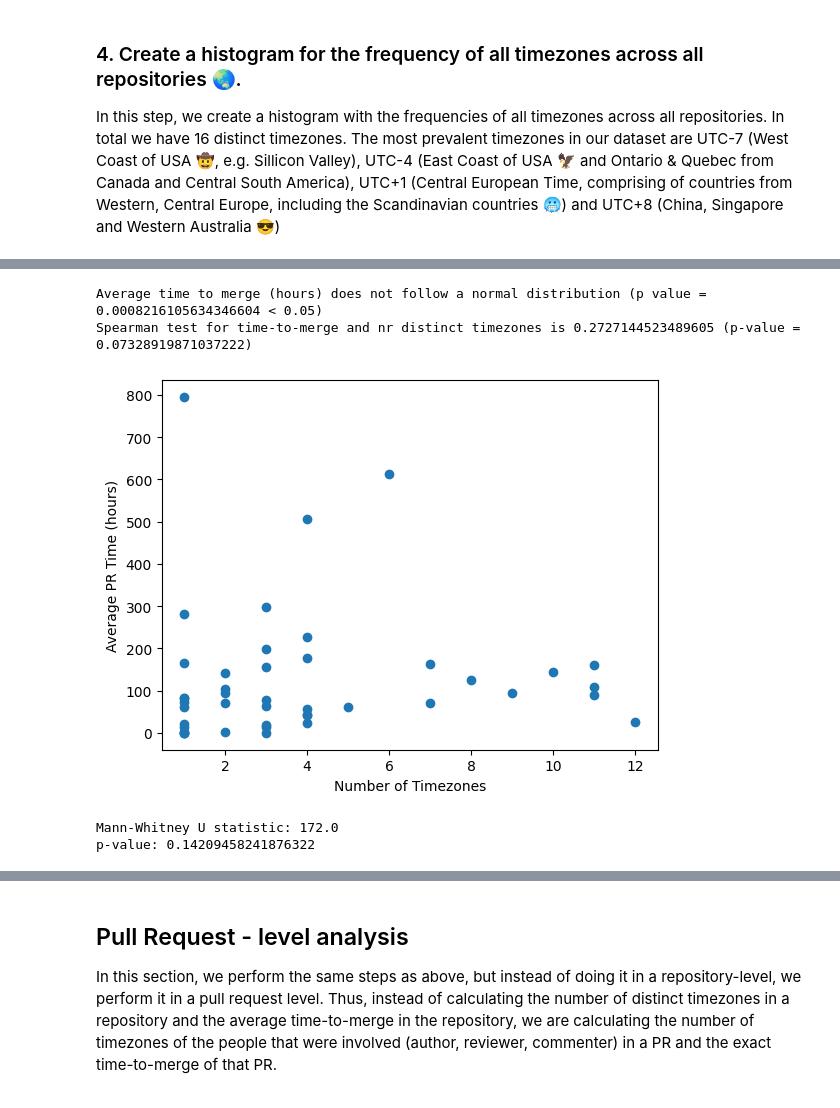
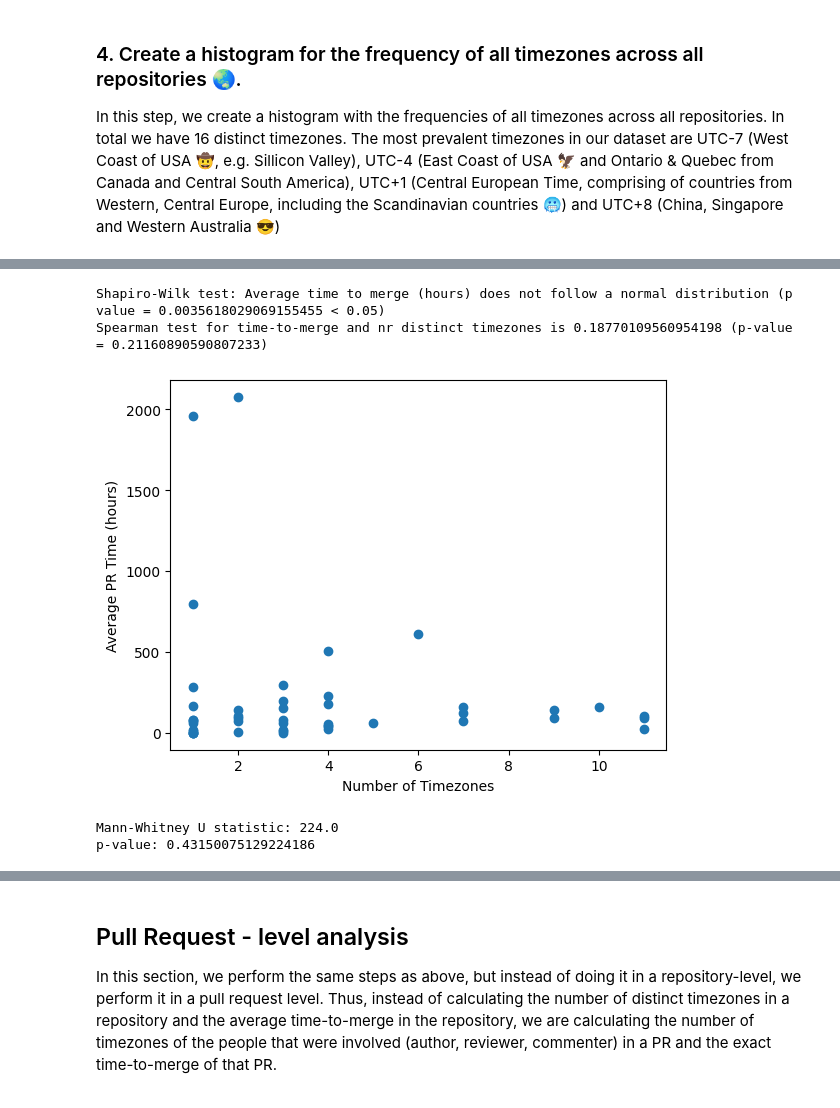
Before and after one commit to ShrushtiK/SoftwareAnalytics, a Jupyter notebook: RQ1_analysis.ipynb, the cells around one changed output, grey strips where cells are left out. Saved outputs shown, nothing was run; the diff lists cells and outputs as text; code cells hidden in the pictures.

```diff
--- a/RQ1_analysis.ipynb
+++ b/RQ1_analysis.ipynb
@@ -100,7 +100,7 @@ from datetime import datetime, timezone
 from collections import defaultdict
 import json
 
-f = open("data_rq1/RQ1_2_Locations_PR.json")
+f = open("data_rqs/RQ1_2_Locations_PR.json")
 location_data = json.load(f)
 
 # Initialize the output dictionary
@@ -145,10 +145,10 @@ for item in location_data:
     timezone_difference = abs(max_offset - min_offset)
     output_data[repo_name]['timezone_difference'] = timezone_difference
 
-with open("data_rq1/RQ1_utc_count_avg_prs.json", "w") as outfile:
+with open("data_rqs/RQ1_utc_count_avg_prs.json", "w") as outfile:
     json.dump(output_data, outfile)
 
-print("Result written in data_rq1/RQ1_utc_count_avg_prs.json")
+print("Result written in data_rqs/RQ1_utc_count_avg_prs.json")
 # %% [output]
 Result written in data_rq1/RQ1_utc_count_avg_prs.json
 # %% [markdown]
@@ -158,7 +158,7 @@ In the code below, we sort the timezones for each repository, as they were initi
 # %%
 import json
 
-f = open("data_rq1/RQ1_utc_count_avg_prs.json")
+f = open("data_rqs/RQ1_utc_count_avg_prs.json")
 data = json.load(f)
 
 # Function to order the time zones
@@ -200,9 +200,9 @@ for item in data:
     utc_list.append(order_timezones(data[item],item))
 
 
-with open("data_rq1/RQ1_utc_ordered_avg_prs.json", "w") as outfile:
+with open("data_rqs/RQ1_utc_ordered_avg_prs.json", "w") as outfile:
     json.dump(utc_list, outfile)
-    print("Result written in data_rq1/RQ1_utc_ordered_avg_prs.json")
+    print("Result written in data_rqs/RQ1_utc_ordered_avg_prs.json")
 # %% [output]
 Result written in data_rq1/RQ1_utc_ordered_avg_prs.json
 # %% [markdown]
@@ -214,7 +214,7 @@ import json
 import matplotlib.pyplot as plt
 import numpy as np
 
-with open("data_rq1/RQ1_utc_ordered_avg_prs.json", "r") as f:
+with open("data_rqs/RQ1_utc_ordered_avg_prs.json", "r") as f:
     data = json.load(f)
 
 
@@ -286,7 +289,7 @@ from scipy.stats import mannwhitneyu
 import statsmodels.api as sm
 import matplotlib.pyplot as plt
 
-with open('data_rq1/RQ1_utc_ordered_avg_prs.json', 'r') as f:
+with open('data_rqs/RQ1_utc_ordered_avg_prs.json', 'r') as f:
     data = json.load(f)
 
 df = pd.DataFrame(data)
@@ -295,40 +298,40 @@ df = pd.DataFrame(data)
 from scipy.stats import shapiro
 
 def test_ShapiroWilk(values, label):
     res = shapiro(values)
     if res.pvalue>0.05: # if true, then normal distibution
-        print(f'{label} follows a normal distribution (p value = {res.pvalue} > 0.05)')
+        print(f'Shapiro-Wilk test: {label} follows a normal distribution (p value = {res.pvalue} > 0.05)')
     else:
-        print(f'{label} does not follow a normal distribution (p value = {res.pvalue} < 0.05)')
+        print(f'Shapiro-Wilk test: {label} does not follow a normal distribution (p value = {res.pvalue} < 0.05)')
 
 timetomerge=df['average_pr_time']
 test_ShapiroWilk(y_values, 'Average time to merge (hours)')
 
 # Spearman test
 statistic, p_value = stats.spearmanr(df['average_pr_time'], df['nr_timezones'])
 print(f"Spearman test for time-to-merge and nr distinct timezones is {statistic} (p-value = {p_value})")
 
 # Scatterplot of average_pr_time vs nr_timezones
 plt.scatter(df['nr_timezones'], df['average_pr_time'])
 plt.xlabel('Number of Timezones')
 plt.ylabel('Average PR Time (hours)')
 plt.show()
 
 # Mann-Whitney U-test
 median_nr_timezones = df['nr_timezones'].median()
 group1 = df[df['nr_timezones'] < median_nr_timezones]['average_pr_time']
 group2 = df[df['nr_timezones'] >= median_nr_timezones]['average_pr_time']
 
 stat, p_value = mannwhitneyu(group1, group2, alternative='two-sided')
 
 print(f"Mann-Whitney U statistic: {stat}")
 print(f"p-value: {p_value}")
 # %% [output]
-Average time to merge (hours) does not follow a normal distribution (p value = 0.0008216105634346604 < 0.05)
-Spearman test for time-to-merge and nr distinct timezones is 0.2727144523489605 (p-value = 0.07328919871037222)
+Shapiro-Wilk test: Average time to merge (hours) does not follow a normal distribution (p value = 0.0035618029069155455 < 0.05)
+Spearman test for time-to-merge and nr distinct timezones is 0.18770109560954198 (p-value = 0.21160890590807233)
-[figure, old version]
+[figure, new version]
-Mann-Whitney U statistic: 172.0
-p-value: 0.14209458241876322
+Mann-Whitney U statistic: 224.0
+p-value: 0.43150075129224186
 # %% [markdown]
 ### 6. Explore the impact of Simpson's Index of Diversity on Time-to-merge
 Simpson's Index of Diversity is a measure which takes into account the number of timezones present, as well as the relative abudance of each timezone. This is a more descriptive measure, than the number of distinct timezones, in the sense that it also takes into account the number of people that belong to a timezone.
```
Also changed, not shown: parts of 8 cells of this notebook, 2 other files.
